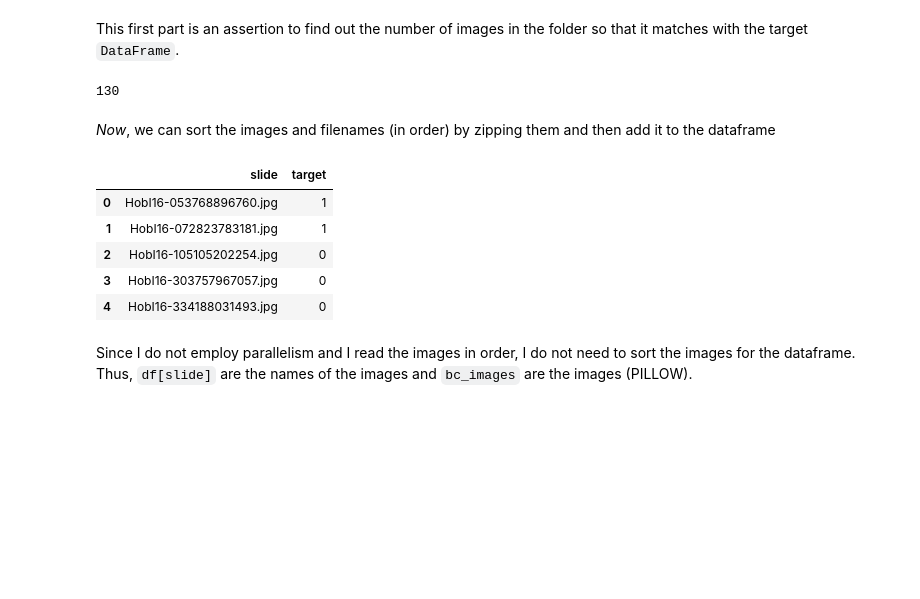
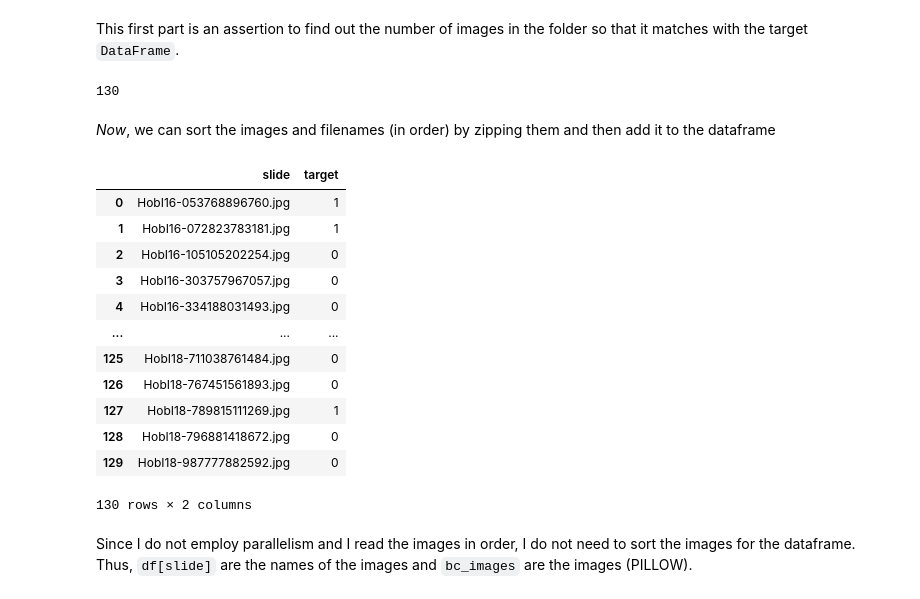
Before and after one commit to AstroNoodles/Mini-Projects, a Jupyter notebook: Parallel Sync CNN Research.ipynb, the cells around one changed output. Saved outputs shown, nothing was run; the diff lists cells and outputs as text; code cells hidden in the pictures; blank space fills up the shorter version.

```diff
--- a/Parallel Sync CNN Research.ipynb
+++ b/Parallel Sync CNN Research.ipynb
@@ -194,35 +201,35 @@ plt.imshow(bc_images[0])
 ### Aligning the dataframe with the resized pictures
 # %% [markdown]
 This first part is an assertion to find out the number of images in the folder so that it matches with the target `DataFrame`.
-# %%
-full = []
-flattened_names = []
-
-for dir_contents in futures:
-    for dir_image in dir_contents:
-        full.append(dir_image)
-
-len(full)
-# %% [output]
-130
+# %%
+print(len(os.listdir(outputs_path)))
+# %% [output]
+130
 # %% [markdown]
 *Now*, we can sort the images and filenames (in order) by zipping them and then add it to the dataframe
 # %%
 import pandas as pd
 
 df = pd.read_csv('target.csv')
 
 df['slide'] = df['slide'].str.replace(".svs", ".jpg")
 df = df.sort_values('slide') # just in case
 
-df.head()
+df
 # %% [output]
 |  | slide | target |
 | 0 | HobI16-053768896760.jpg | 1 |
 | 1 | HobI16-072823783181.jpg | 1 |
 | 2 | HobI16-105105202254.jpg | 0 |
 | 3 | HobI16-303757967057.jpg | 0 |
 | 4 | HobI16-334188031493.jpg | 0 |
+| ... | ... | ... |
+| 125 | HobI18-711038761484.jpg | 0 |
+| 126 | HobI18-767451561893.jpg | 0 |
+| 127 | HobI18-789815111269.jpg | 1 |
+| 128 | HobI18-796881418672.jpg | 0 |
+| 129 | HobI18-987777882592.jpg | 0 |
+130 rows × 2 columns
 # %% [markdown]
 Since I do not employ parallelism and I read the images in order, I do not need to sort the images for the dataframe. Thus, `df[slide]` are the names of the images and `bc_images` are the images (PILLOW).
 # %%
```
Also changed, not shown: parts of 33 cells of this notebook.
